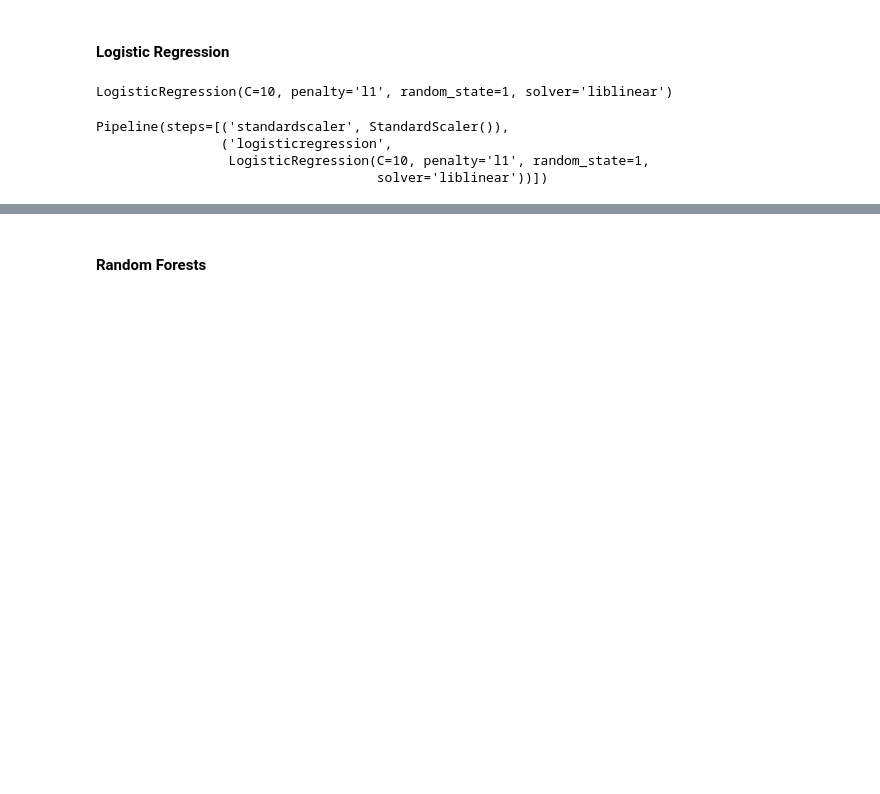
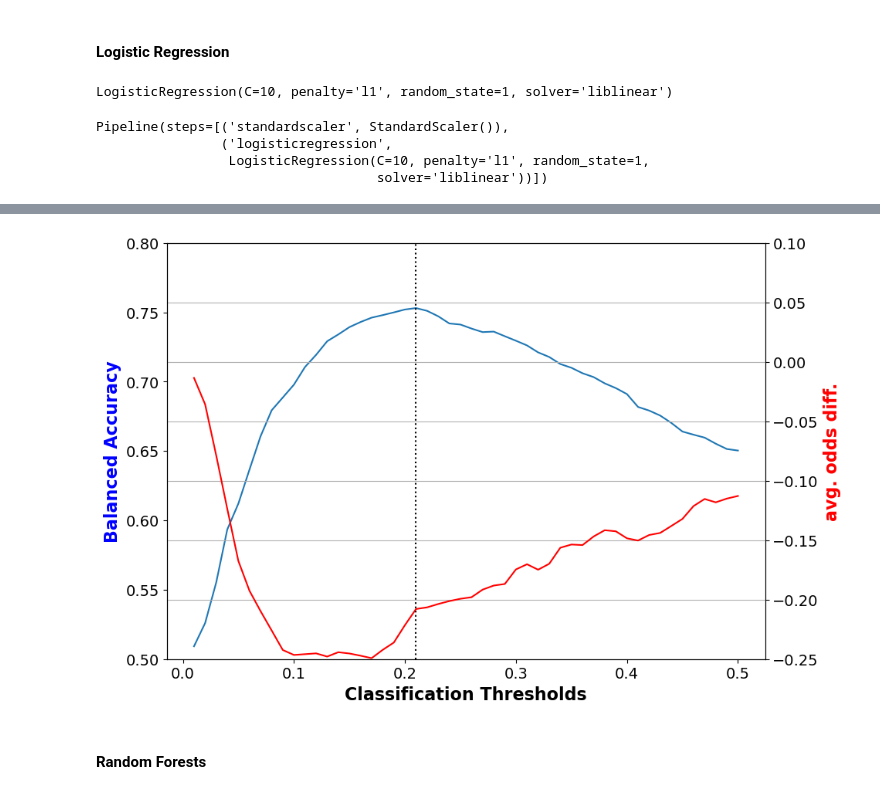
Before and after one commit to 474benchen/capstone_replication, a Jupyter notebook: replication-project-part-03.ipynb, the cells around one changed output, grey strips where cells are left out. Drawn from its saved outputs; the diff is of its cells as text; code cells hidden in the pictures; blank space fills up the shorter version.

```diff
--- a/replication-project-part-03.ipynb
+++ b/replication-project-part-03.ipynb
@@ -1066,3 +1085,11 @@ Corresponding Theil index value: 0.0937
+# %%
+# Plotting Avg Odds Diff. for Logistic Regression after Reweighting
+
+plot(thresh_arr, 'Classification Thresholds',
+     log_val_metrics['bal_acc'], 'Balanced Accuracy',
+     log_val_metrics['avg_odds_diff'], 'avg. odds diff.')
+# %% [output]
+[figure, added]
 # %% [markdown]
 #### Random Forests
 # %%
```
Also changed, not shown: parts of 28 cells of this notebook, 1 other file.
